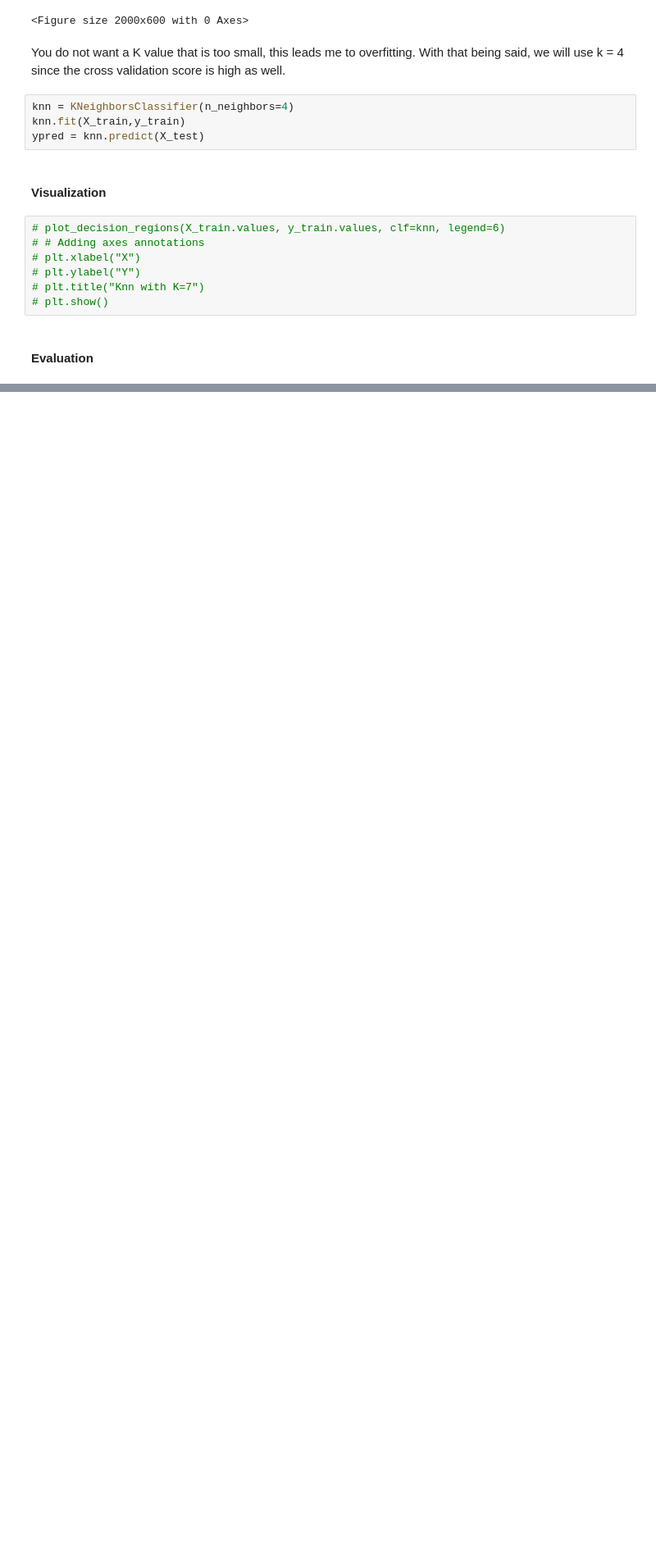
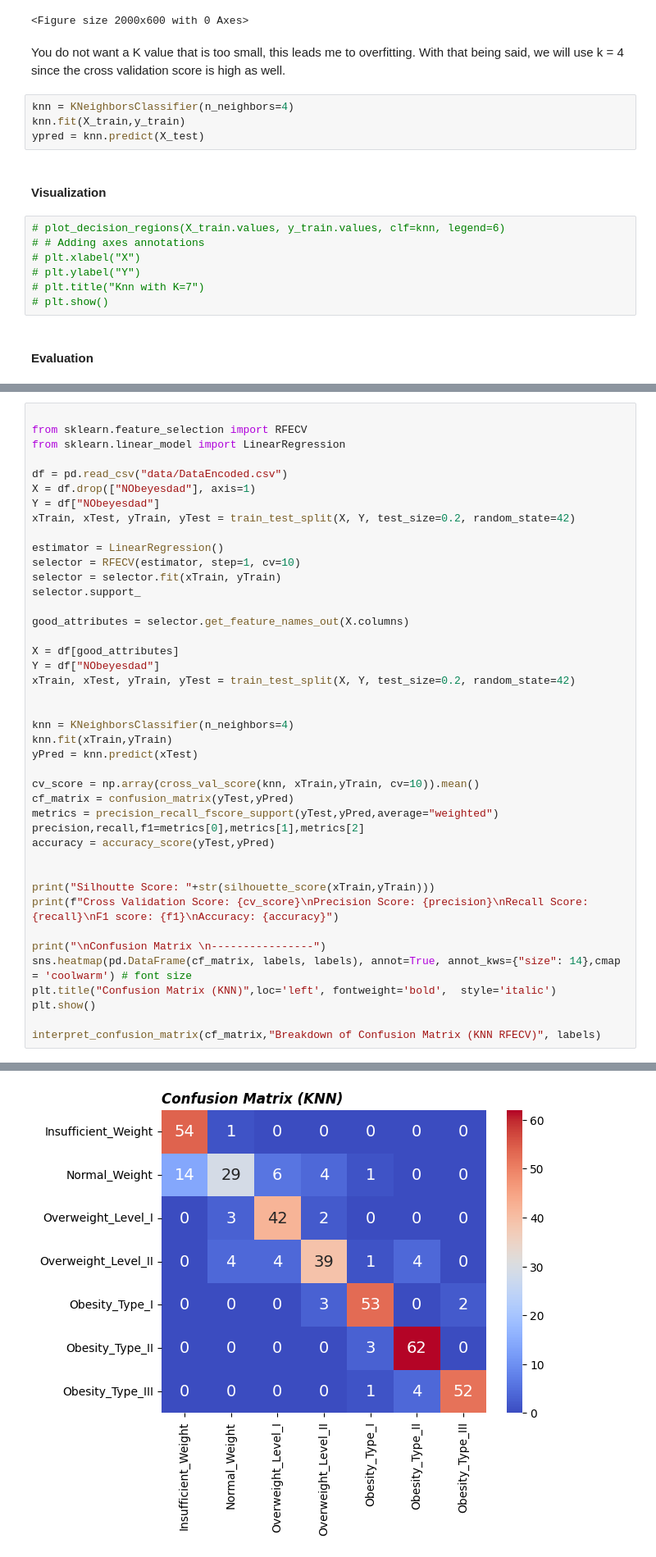
Before and after one commit to xvxvdee/CPS844_Assignment, a Jupyter notebook: KNN.ipynb, the cells around one changed output, grey strips where cells are left out. Shown: that part at 82% size. Saved outputs shown, nothing was run; the diff lists cells and outputs as text; blank space fills up the shorter version.

Commit message:
Added Feature Selection for KNN

```diff
--- a/KNN.ipynb
+++ b/KNN.ipynb
@@ -133,0 +136,43 @@ Confusion Matrix
+# %%
+
+from sklearn.feature_selection import RFECV
+from sklearn.linear_model import LinearRegression
+
+df = pd.read_csv("data/DataEncoded.csv")
+X = df.drop(["NObeyesdad"], axis=1)
+Y = df["NObeyesdad"]
+xTrain, xTest, yTrain, yTest = train_test_split(X, Y, test_size=0.2, random_state=42)
+
+estimator = LinearRegression()
+selector = RFECV(estimator, step=1, cv=10)
+selector = selector.fit(xTrain, yTrain)
+selector.support_
+
+good_attributes = selector.get_feature_names_out(X.columns)
+
+X = df[good_attributes]
+Y = df["NObeyesdad"]
+xTrain, xTest, yTrain, yTest = train_test_split(X, Y, test_size=0.2, random_state=42)
+
+
+knn = KNeighborsClassifier(n_neighbors=4)
+knn.fit(xTrain,yTrain)
+yPred = knn.predict(xTest)
+
+cv_score = np.array(cross_val_score(knn, xTrain,yTrain, cv=10)).mean()
+cf_matrix = confusion_matrix(yTest,yPred)
+metrics = precision_recall_fscore_support(yTest,yPred,average="weighted")
+precision,recall,f1=metrics[0],metrics[1],metrics[2]
+accuracy = accuracy_score(yTest,yPred)
+
+
+print("Silhoutte Score: "+str(silhouette_score(xTrain,yTrain)))
+print(f"Cross Validation Score: {cv_score}\nPrecision Score: {precision}\nRecall Score: {recall}\nF1 score: {f1}\nAccuracy: {accuracy}")
+
+print("\nConfusion Matrix \n----------------")
+sns.heatmap(pd.DataFrame(cf_matrix, labels, labels), annot=True, annot_kws={"size": 14},cmap = 'coolwarm') # font size
+plt.title("Confusion Matrix (KNN)",loc='left', fontweight='bold',  style='italic')
+plt.show()
+
+interpret_confusion_matrix(cf_matrix,"Breakdown of Confusion Matrix (KNN RFECV)", labels)
+# %% [output]
@@ -133,0 +188 @@ Confusion Matrix
+[figure, added]
```
Also changed, not shown: parts of 5 cells of this notebook.
